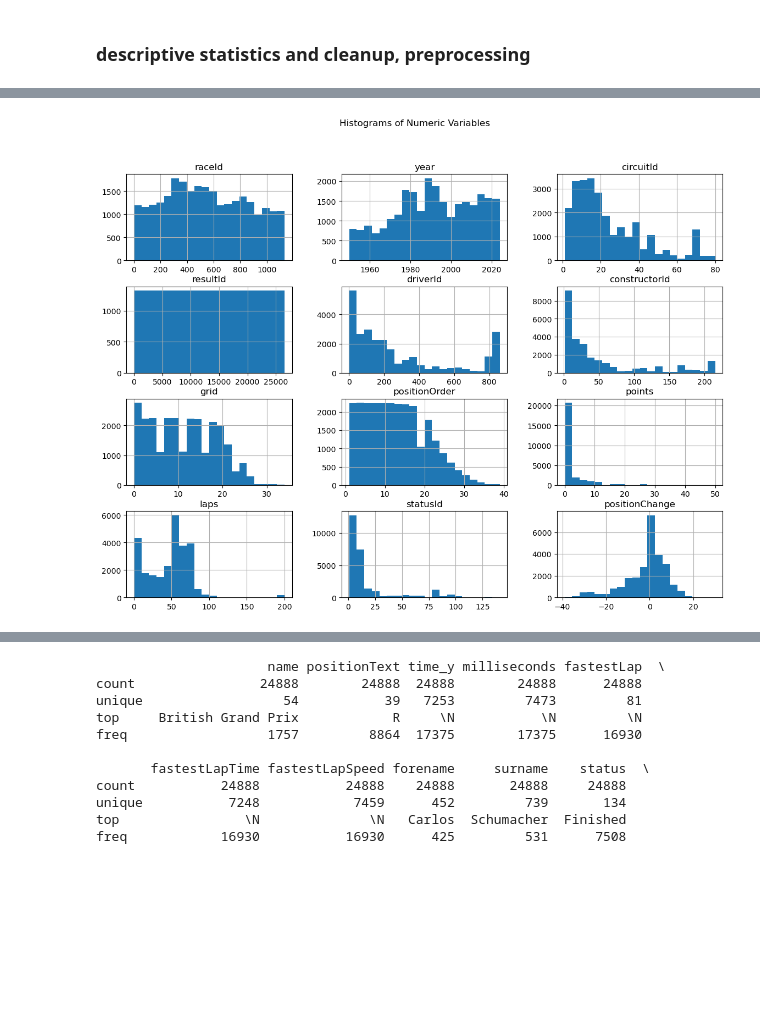
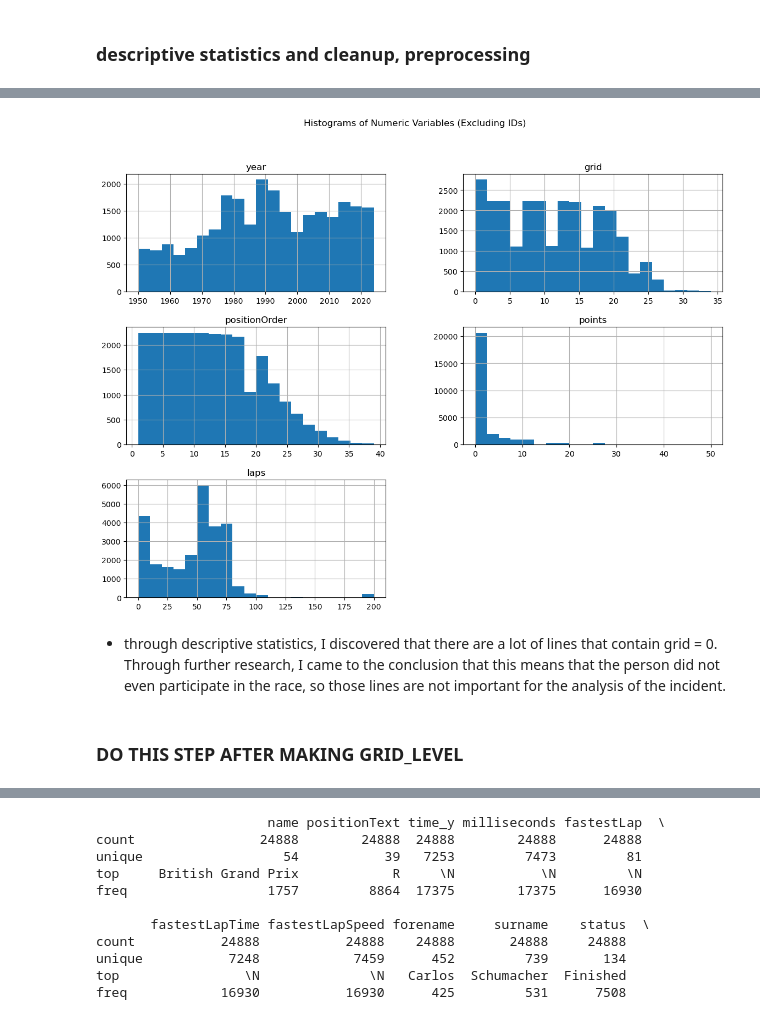
Before and after one commit to mitkonikov/f1, a Jupyter notebook: analysis_h1.ipynb, the cells around one changed output, grey strips where cells are left out. Drawn from its saved outputs; the diff is of its cells as text; code cells hidden in the pictures; blank space fills up the shorter version.

```diff
--- a/analysis_h1.ipynb
+++ b/analysis_h1.ipynb
@@ -320,16 +301,19 @@ plt.show()
 # %% [markdown]
 ### Top 10 drivers with most wins
 # %%
-# Dodavanje imena vozača u merged dataset
-filtered_data['driver_name'] = filtered_data['forename'] + ' ' + filtered_data['surname']
+# Make a copy of filtered_data to avoid SettingWithCopyWarning
+filtered_data = filtered_data.copy()
 
-# Broj pobjeda po vozaču
+# Adding driver name to the copied dataset using .loc
+filtered_data.loc[:, 'driver_name'] = filtered_data['forename'] + ' ' + filtered_data['surname']
+
+# Counting wins per driver
 wins_per_driver = filtered_data.groupby('driver_name')['positionText'].apply(lambda x: (x == '1').sum())
 
-# Prikazivanje top 10 vozača s najviše pobjeda
+# Display top 10 drivers with the most wins
 top_10_wins = wins_per_driver.sort_values(ascending=False).head(10)
 
-# Vizualizacija bez FutureWarning
+# Visualization without FutureWarning
 plt.figure(figsize=(10, 6))
 sns.barplot(x=top_10_wins.values, y=top_10_wins.index, palette='viridis', hue=None)  # Correct usage of palette
 plt.title('Top 10 Drivers with Most Wins')
@@ -480,17 +456,0 @@ plt.show()
-# %%
-# Dodavanje promjene pozicije za svaku sezonu
-filtered_data['positionChange'] = filtered_data['grid'] - filtered_data['positionOrder']
-
-# Filtriranje podataka za razdoblje 2013-2023
-merged_filtered = filtered_data[(filtered_data['year'] >= 2013) & (filtered_data['year'] <= 2023)]
-
-# Analiziranje promjene pozicije za vozače koji su imali incidente
-incidents_position_change_season = merged_filtered[merged_filtered['status'].isin(incident_statuses)].groupby(['year', 'driverId'])['positionChange'].mean()
-
-# Vizualizacija promjene pozicije po sezoni
-plt.figure(figsize=(10, 6))
-sns.boxplot(x='year', y='positionChange', data=incidents_position_change_season.reset_index())
-plt.title('Position Change After Incidents (Per Season) - 2013 to 2023')
-plt.xlabel('Season')
-plt.ylabel('Position Change')
-plt.show()
@@ -580,8 +591,16 @@ max      141.000000       30.000000
 # %%
-# Histogram za numeričke varijable
-filtered_data[numeric_columns].hist(bins=20, figsize=(14, 10))
-plt.suptitle('Histograms of Numeric Variables')
+# Exclude columns likely to be IDs (e.g., 'driverId', 'raceId', etc.)
+exclude_columns = ['driverId', 'raceId', 'constructorId','circuitId', 'resultId','statusId']  # Adjust based on your dataset
+numeric_columns_filtered = [col for col in numeric_columns if col not in exclude_columns]
+
+# Histogram for numerical variables excluding IDs
+filtered_data[numeric_columns_filtered].hist(bins=20, figsize=(14, 10))
+plt.suptitle('Histograms of Numeric Variables (Excluding IDs)')
 plt.show()
 # %% [output]
-[figure, old version]
+[figure, new version]
+# %% [markdown]
+- through descriptive statistics, I discovered that there are a lot of lines that contain grid = 0. Through further research, I came to the conclusion that this means that the person did not even participate in the race, so those lines are not important for the analysis of the incident.
+# %% [markdown]
+### DO THIS STEP AFTER MAKING GRID_LEVEL
 # %%
```
Also changed, not shown: parts of 56 cells of this notebook.
